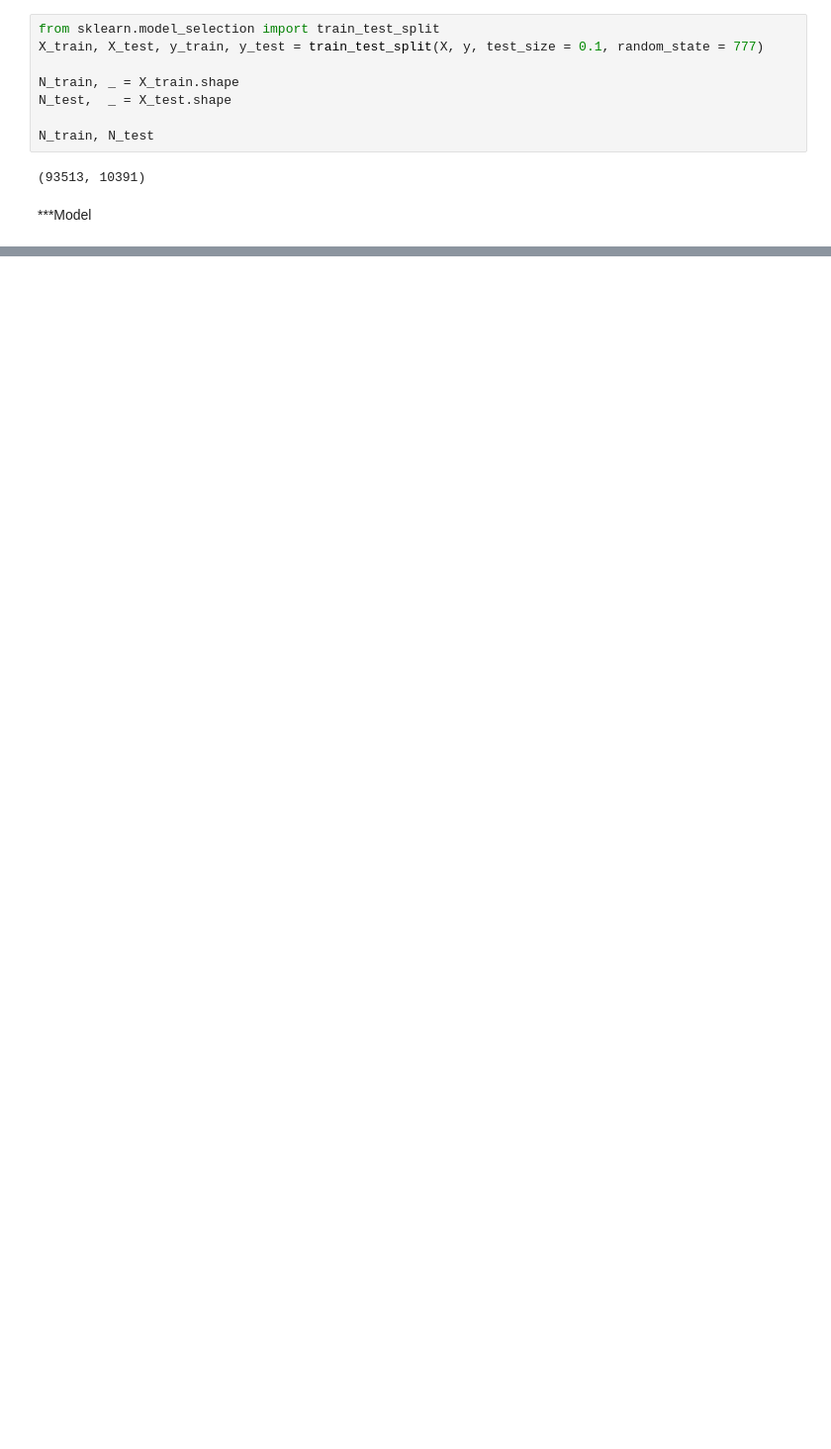
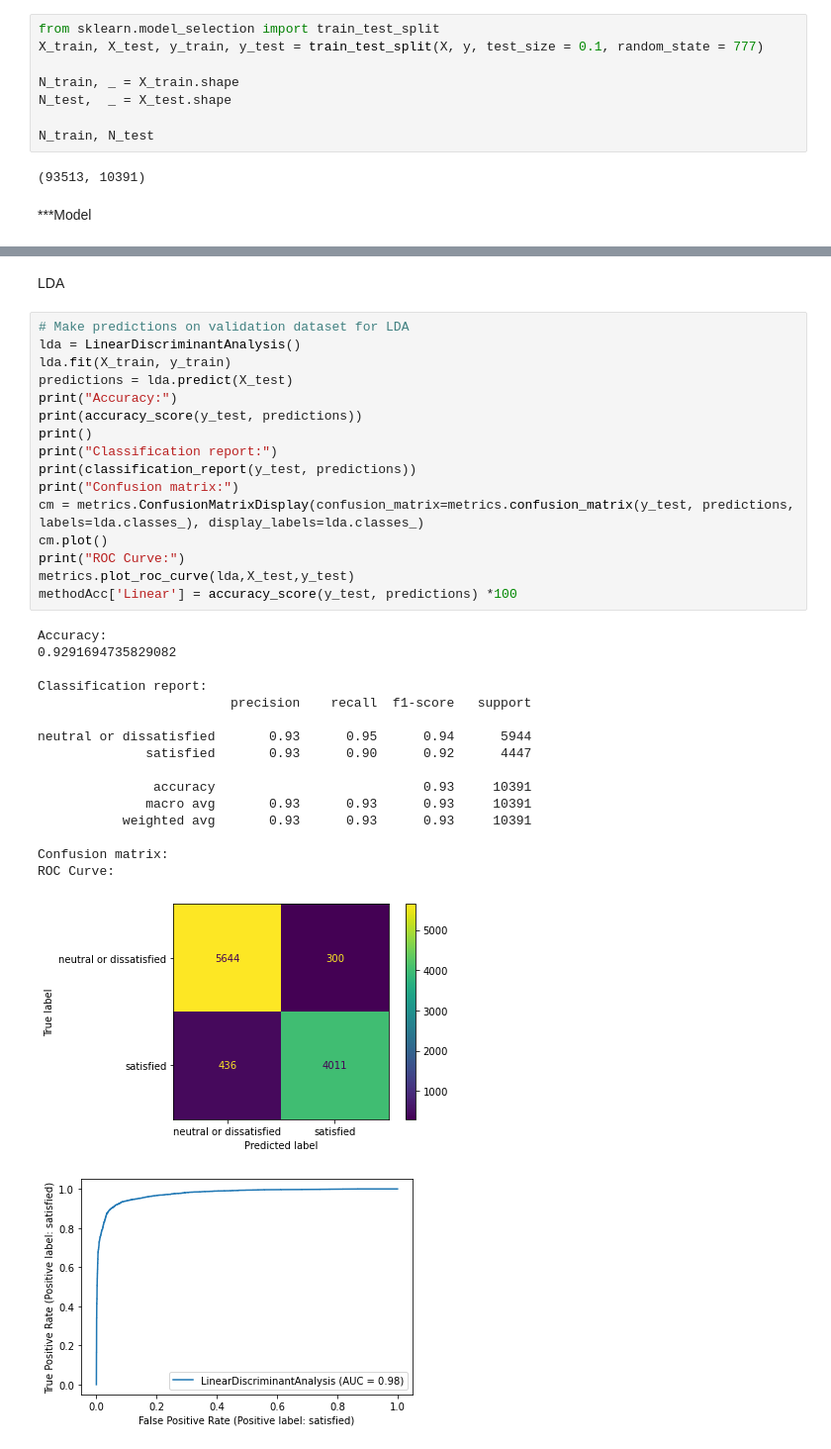
Before and after one commit to aakashkandasamy/Airline-Passenger-Satisfaction, a Jupyter notebook: EDA.ipynb, the cells around one changed output, grey strips where cells are left out. Shown: that part at 99% size. Cells and saved outputs as stored; diff of their text form; blank space fills up the shorter version.

```diff
--- a/EDA.ipynb
+++ b/EDA.ipynb
@@ -467,0 +585,36 @@ ValueError: could not convert string to float: 'Female'
+# %% [markdown]
+LDA
+# %%
+# Make predictions on validation dataset for LDA
+lda = LinearDiscriminantAnalysis()
+lda.fit(X_train, y_train)
+predictions = lda.predict(X_test)
+print("Accuracy:")
+print(accuracy_score(y_test, predictions))
+print()
+print("Classification report:")
+print(classification_report(y_test, predictions))
+print("Confusion matrix:")
+cm = metrics.ConfusionMatrixDisplay(confusion_matrix=metrics.confusion_matrix(y_test, predictions, labels=lda.classes_), display_labels=lda.classes_)
+cm.plot()
+print("ROC Curve:")
+metrics.plot_roc_curve(lda,X_test,y_test)
+methodAcc['Linear'] = accuracy_score(y_test, predictions) *100
+# %% [output]
+Accuracy:
+0.9291694735829082
+
+Classification report:
+                         precision    recall  f1-score   support
+
+neutral or dissatisfied       0.93      0.95      0.94      5944
+              satisfied       0.93      0.90      0.92      4447
+
+               accuracy                           0.93     10391
+              macro avg       0.93      0.93      0.93     10391
+           weighted avg       0.93      0.93      0.93     10391
+
+Confusion matrix:
+ROC Curve:
+[figure, added]
+[figure, added]
```
Also changed, not shown: parts of 9 cells of this notebook.
